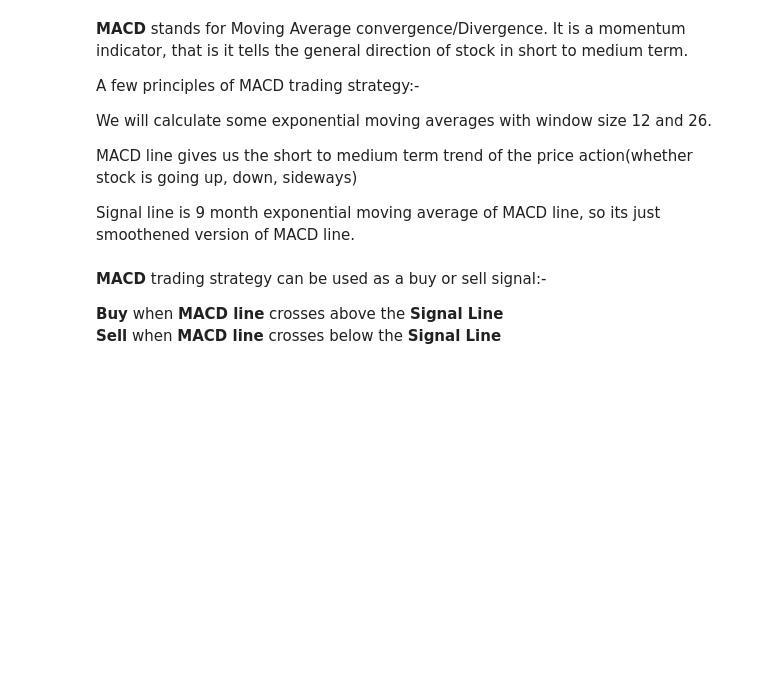
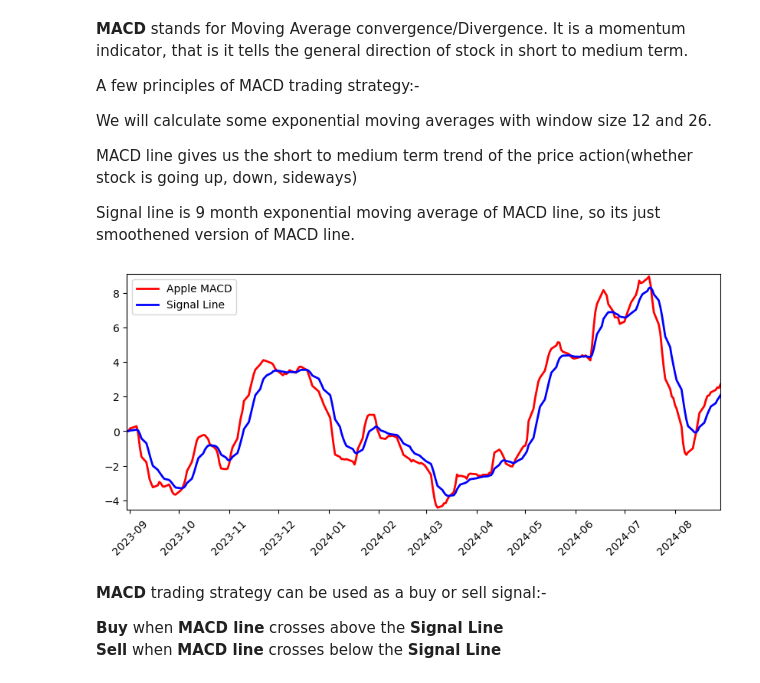
Before and after one commit to zliang217/machine_learning_for_finance_ii, a Jupyter notebook: Lab_2_/Math629_Pandas_Finance.ipynb, the cells around one changed output. Saved outputs shown, nothing was run; the diff lists cells and outputs as text; code cells hidden in the pictures; blank space fills up the shorter version.

```diff
--- a/Lab_2_/Math629_Pandas_Finance.ipynb
+++ b/Lab_2_/Math629_Pandas_Finance.ipynb
@@ -153,3 +75,3 @@ FAANG_data.head()
 # %%
-FAANG_data = FAANG_data.Close #getting closing prices for each of the stock
+FAANG_data = FAANG_data['Close'] #getting closing prices for each of the stock
 FAANG_data.head()
@@ -443,17 +448,21 @@ LongEMA = Apple_data.ewm(span = 26, adjust = False).mean()
 
 #MACD line
 # TODO: Define a new column in Apple_data called 'MACD' which is the difference between ShortEMA and LongEMA
+Apple_data['MACD'] = ShortEMA - LongEMA
 
 #Signal Line
 # TODO: Define a new column in Apple_data called 'Signal' which is the exponential moving average of MACD with a span of 9
+Apple_data['Signal'] = Apple_data['MACD'].ewm(span = 9, adjust = False).mean()
 # %%
 plt.figure(figsize = (10,4))
-plt.plot(Apple_data.index,MACD,label = 'Apple MACD',color = 'red', linewidth = 2)
-plt.plot(Apple_data.index,signal,label = 'Signal Line', color = 'blue', linewidth = 2)
+plt.plot(Apple_data.index,Apple_data['MACD'],label = 'Apple MACD',color = 'red', linewidth = 2)
+plt.plot(Apple_data.index,Apple_data['Signal'],label = 'Signal Line', color = 'blue', linewidth = 2)
 plt.xticks(rotation = 45)
 plt.legend()
 plt.margins(x=0, y=0.01)
 plt.show()
+# %% [output]
+[figure, added]
 # %% [markdown]
 **MACD** trading strategy can be used as a buy or sell signal:-
 
```
Also changed, not shown: parts of 45 cells of this notebook, 6 other files.
